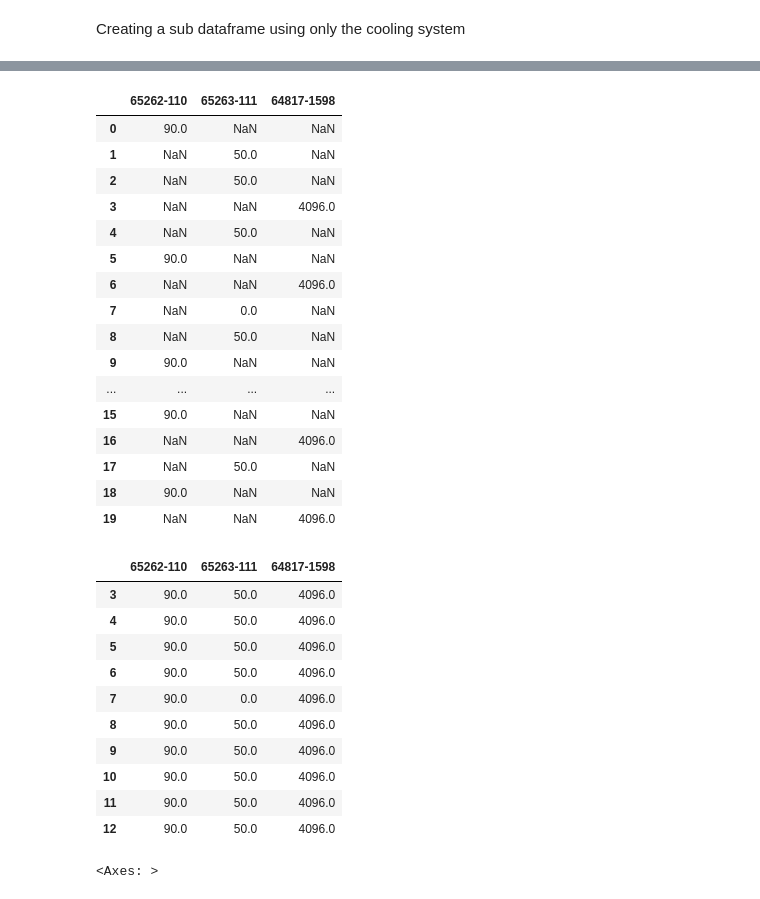
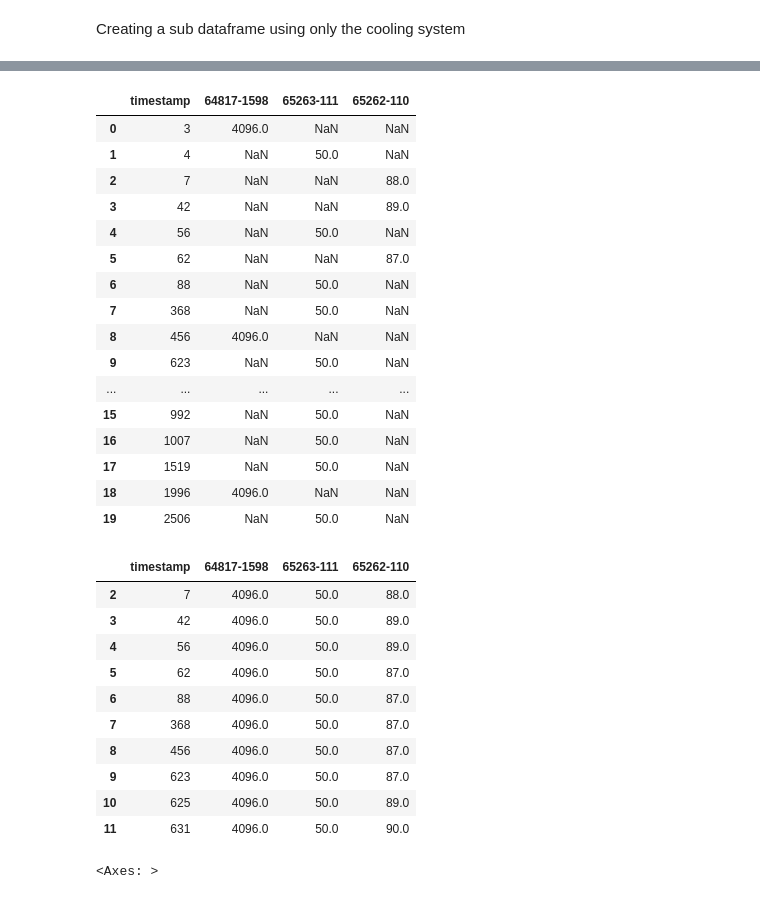
Before and after one commit to gautamvira/Predictive-Maintenance, a Jupyter notebook: data_processing.ipynb, the cells around one changed output, grey strips where cells are left out. Saved outputs shown, nothing was run; the diff lists cells and outputs as text; code cells hidden in the pictures.

```diff
--- a/data_processing.ipynb
+++ b/data_processing.ipynb
@@ -57,0 +53,2 @@ df["sensor"] = df['pgn'].astype(str) +"-"+ df["spn"].astype(str)
+# %%
+df = df.sort_values(by=['timestamp'])
@@ -130,30 +131,32 @@ df.shape
 # %%
 lsofdicts = []
 for index,rows in df.iterrows():
-    x = rows[3]
-    y = rows[2]
-    z = {x: y}
+    x = rows[4]
+    y = rows[3]
+    z = {'timestamp': rows[0],x: y}
     lsofdicts.append(z)
 this_df = pd.DataFrame(lsofdicts)
 # %%
 #pd.concat([new_df, z], ignore_index=True)
+# %%
+this_df = this_df.sort_values(by=['timestamp'])
 # %%
-this_df.head(20)
+this_df.head()
 # %% [output]
-|  | 65262-110 | 65263-111 | 64817-1598 |
-| 0 | 90.0 | NaN | NaN |
-| 1 | NaN | 50.0 | NaN |
-| 2 | NaN | 50.0 | NaN |
-| 3 | NaN | NaN | 4096.0 |
-| 4 | NaN | 50.0 | NaN |
-| 5 | 90.0 | NaN | NaN |
-| 6 | NaN | NaN | 4096.0 |
-| 7 | NaN | 0.0 | NaN |
-| 8 | NaN | 50.0 | NaN |
-| 9 | 90.0 | NaN | NaN |
-| ... | ... | ... | ... |
-| 15 | 90.0 | NaN | NaN |
-| 16 | NaN | NaN | 4096.0 |
-| 17 | NaN | 50.0 | NaN |
-| 18 | 90.0 | NaN | NaN |
-| 19 | NaN | NaN | 4096.0 |
+|  | timestamp | 64817-1598 | 65263-111 | 65262-110 |
+| 0 | 3 | 4096.0 | NaN | NaN |
+| 1 | 4 | NaN | 50.0 | NaN |
+| 2 | 7 | NaN | NaN | 88.0 |
+| 3 | 42 | NaN | NaN | 89.0 |
+| 4 | 56 | NaN | 50.0 | NaN |
+| 5 | 62 | NaN | NaN | 87.0 |
+| 6 | 88 | NaN | 50.0 | NaN |
+| 7 | 368 | NaN | 50.0 | NaN |
+| 8 | 456 | 4096.0 | NaN | NaN |
+| 9 | 623 | NaN | 50.0 | NaN |
+| ... | ... | ... | ... | ... |
+| 15 | 992 | NaN | 50.0 | NaN |
+| 16 | 1007 | NaN | 50.0 | NaN |
+| 17 | 1519 | NaN | 50.0 | NaN |
+| 18 | 1996 | 4096.0 | NaN | NaN |
+| 19 | 2506 | NaN | 50.0 | NaN |
@@ -166,17 +165,17 @@ this_df.fillna(method='ffill', inplace=True)
 this_df.dropna(inplace=True)
 this_df.head(10)
 # %% [output]
-|  | 65262-110 | 65263-111 | 64817-1598 |
-| 3 | 90.0 | 50.0 | 4096.0 |
-| 4 | 90.0 | 50.0 | 4096.0 |
-| 5 | 90.0 | 50.0 | 4096.0 |
-| 6 | 90.0 | 50.0 | 4096.0 |
-| 7 | 90.0 | 0.0 | 4096.0 |
-| 8 | 90.0 | 50.0 | 4096.0 |
-| 9 | 90.0 | 50.0 | 4096.0 |
-| 10 | 90.0 | 50.0 | 4096.0 |
-| 11 | 90.0 | 50.0 | 4096.0 |
-| 12 | 90.0 | 50.0 | 4096.0 |
+|  | timestamp | 64817-1598 | 65263-111 | 65262-110 |
+| 2 | 7 | 4096.0 | 50.0 | 88.0 |
+| 3 | 42 | 4096.0 | 50.0 | 89.0 |
+| 4 | 56 | 4096.0 | 50.0 | 89.0 |
+| 5 | 62 | 4096.0 | 50.0 | 87.0 |
+| 6 | 88 | 4096.0 | 50.0 | 87.0 |
+| 7 | 368 | 4096.0 | 50.0 | 87.0 |
+| 8 | 456 | 4096.0 | 50.0 | 87.0 |
+| 9 | 623 | 4096.0 | 50.0 | 87.0 |
+| 10 | 625 | 4096.0 | 50.0 | 89.0 |
+| 11 | 631 | 4096.0 | 50.0 | 90.0 |
 # %%
 this_df['65262-110'].hist()
 # %% [output]
```
Also changed, not shown: parts of 46 cells of this notebook.
